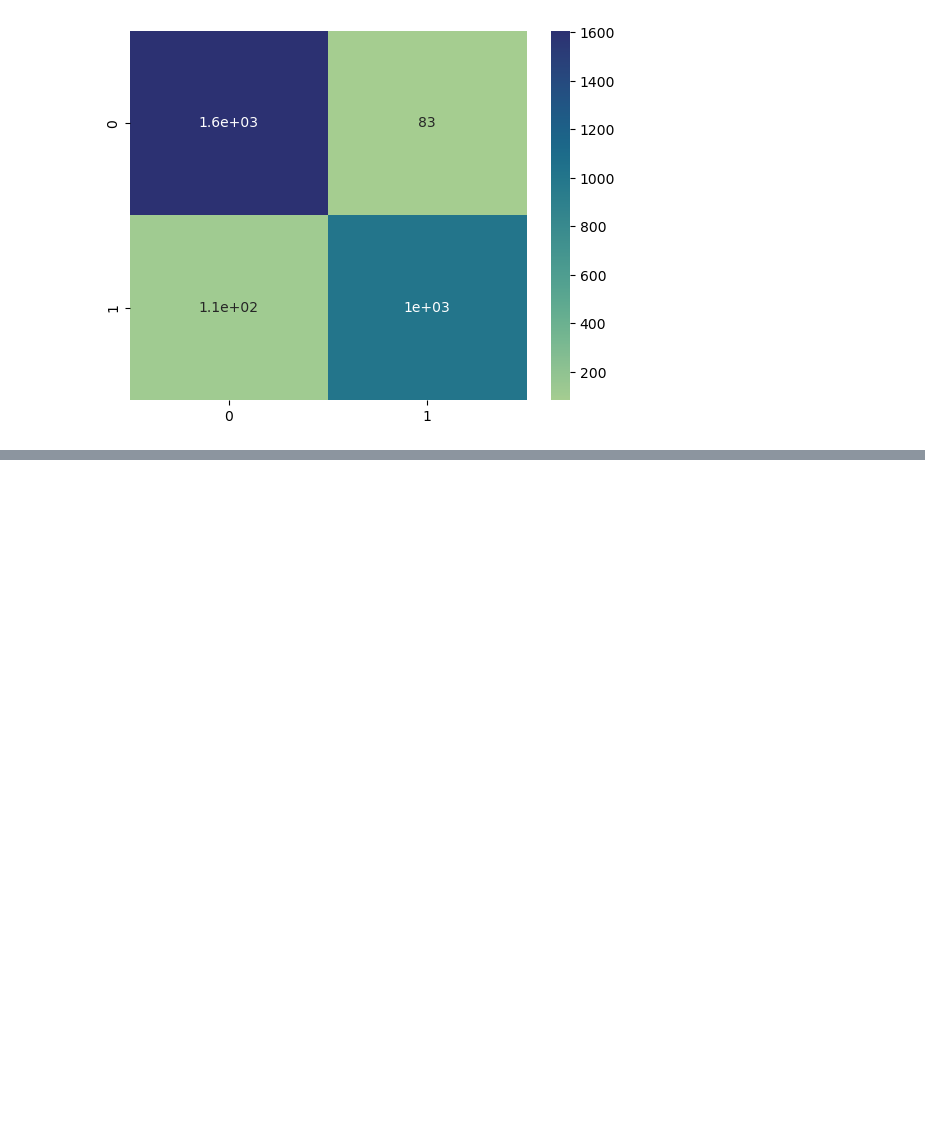
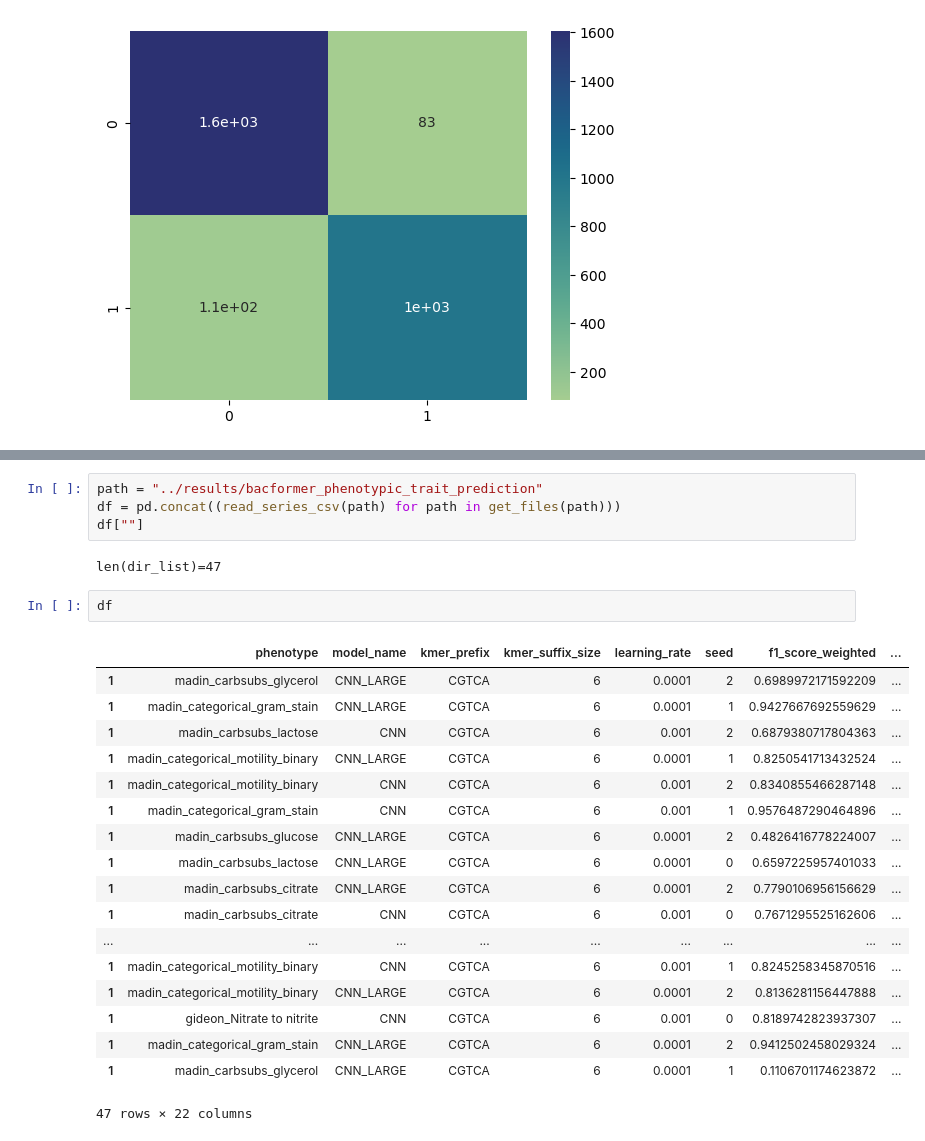
Before and after one commit to TorbjornBak/ML-bacterial-phenotyping, a Jupyter notebook: notebooks/plot_results.ipynb, the cells around one changed output, grey strips where cells are left out. Saved outputs shown, nothing was run; the diff lists cells and outputs as text; blank space fills up the shorter version.

```diff
--- a/notebooks/plot_results.ipynb
+++ b/notebooks/plot_results.ipynb
@@ -431,0 +289,27 @@ KeyError: 'Y'
+# %%
+path = "../results/bacformer_phenotypic_trait_prediction"
+df = pd.concat((read_series_csv(path) for path in get_files(path)))
+df[""]
+# %% [output]
+len(dir_list)=47
+# %%
+df
+# %% [output]
+|  | phenotype | model_name | kmer_prefix | kmer_suffix_size | learning_rate | seed | f1_score_weighted | ... |
+| 1 | madin_carbsubs_glycerol | CNN_LARGE | CGTCA | 6 | 0.0001 | 2 | 0.6989972171592209 | ... |
+| 1 | madin_categorical_gram_stain | CNN_LARGE | CGTCA | 6 | 0.0001 | 1 | 0.9427667692559629 | ... |
+| 1 | madin_carbsubs_lactose | CNN | CGTCA | 6 | 0.001 | 2 | 0.6879380717804363 | ... |
+| 1 | madin_categorical_motility_binary | CNN_LARGE | CGTCA | 6 | 0.0001 | 1 | 0.8250541713432524 | ... |
+| 1 | madin_categorical_motility_binary | CNN | CGTCA | 6 | 0.001 | 2 | 0.8340855466287148 | ... |
+| 1 | madin_categorical_gram_stain | CNN | CGTCA | 6 | 0.001 | 1 | 0.9576487290464896 | ... |
+| 1 | madin_carbsubs_glucose | CNN_LARGE | CGTCA | 6 | 0.0001 | 2 | 0.4826416778224007 | ... |
+| 1 | madin_carbsubs_lactose | CNN_LARGE | CGTCA | 6 | 0.0001 | 0 | 0.6597225957401033 | ... |
+| 1 | madin_carbsubs_citrate | CNN_LARGE | CGTCA | 6 | 0.0001 | 2 | 0.7790106956156629 | ... |
+| 1 | madin_carbsubs_citrate | CNN | CGTCA | 6 | 0.001 | 0 | 0.7671295525162606 | ... |
+| ... | ... | ... | ... | ... | ... | ... | ... | ... |
+| 1 | madin_categorical_motility_binary | CNN | CGTCA | 6 | 0.001 | 1 | 0.8245258345870516 | ... |
+| 1 | madin_categorical_motility_binary | CNN_LARGE | CGTCA | 6 | 0.0001 | 2 | 0.8136281156447888 | ... |
+| 1 | gideon_Nitrate to nitrite | CNN | CGTCA | 6 | 0.001 | 0 | 0.8189742823937307 | ... |
+| 1 | madin_categorical_gram_stain | CNN_LARGE | CGTCA | 6 | 0.0001 | 2 | 0.9412502458029324 | ... |
+| 1 | madin_carbsubs_glycerol | CNN_LARGE | CGTCA | 6 | 0.0001 | 1 | 0.1106701174623872 | ... |
+47 rows × 22 columns
```
Also changed, not shown: parts of 14 cells of this notebook, 3 other files.
